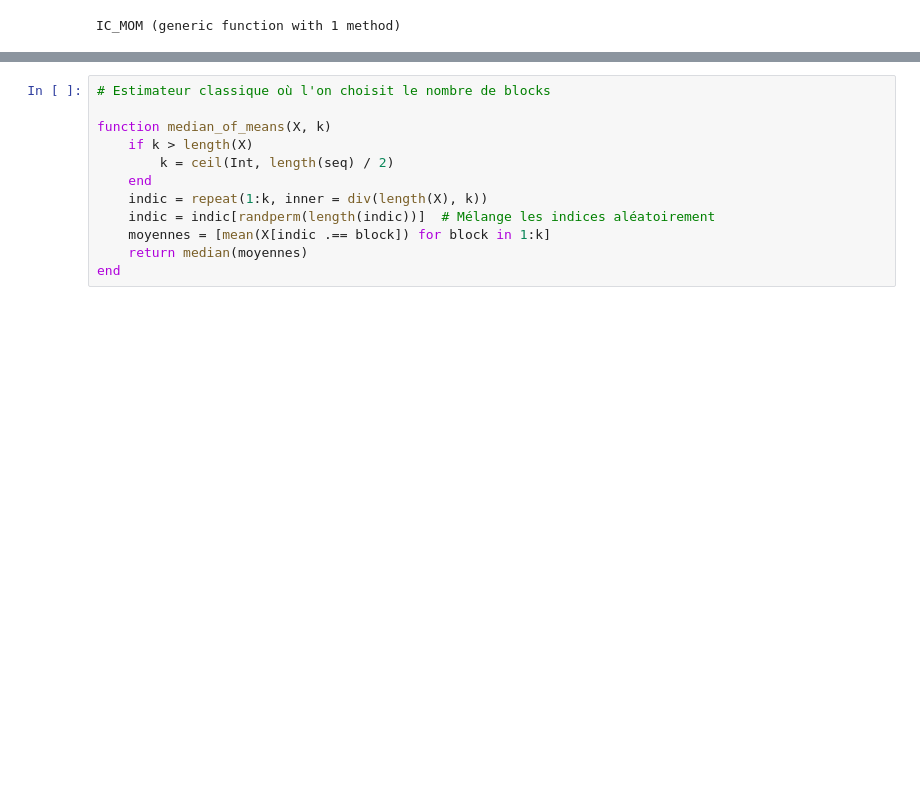
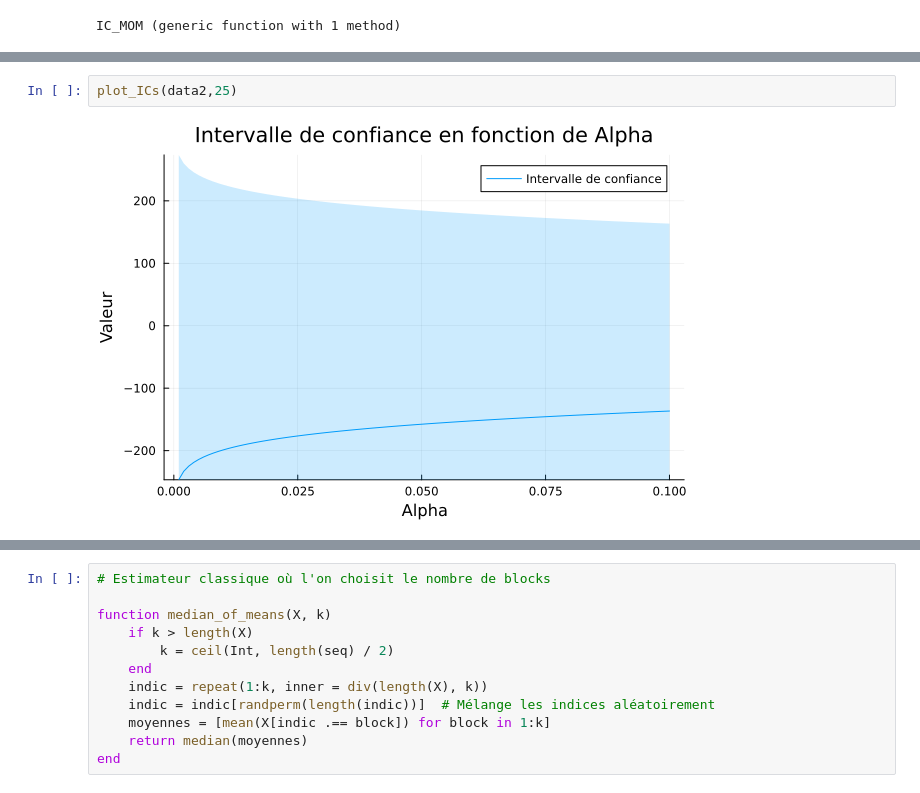
Before and after one commit to Arthur-tena/Projet_estimateurs_robustes, a Jupyter notebook: Plot_MOM.ipynb, the cells around one changed output, grey strips where cells are left out. Cells and saved outputs as stored; diff of their text form; blank space fills up the shorter version.

```diff
--- a/Plot_MOM.ipynb
+++ b/Plot_MOM.ipynb
@@ -311,0 +312,4 @@ plot_ICs(data3,25)
+# %%
+plot_ICs(data2,25)
+# %% [output]
+[figure, added]
```
Also changed, not shown: parts of 19 cells of this notebook.
